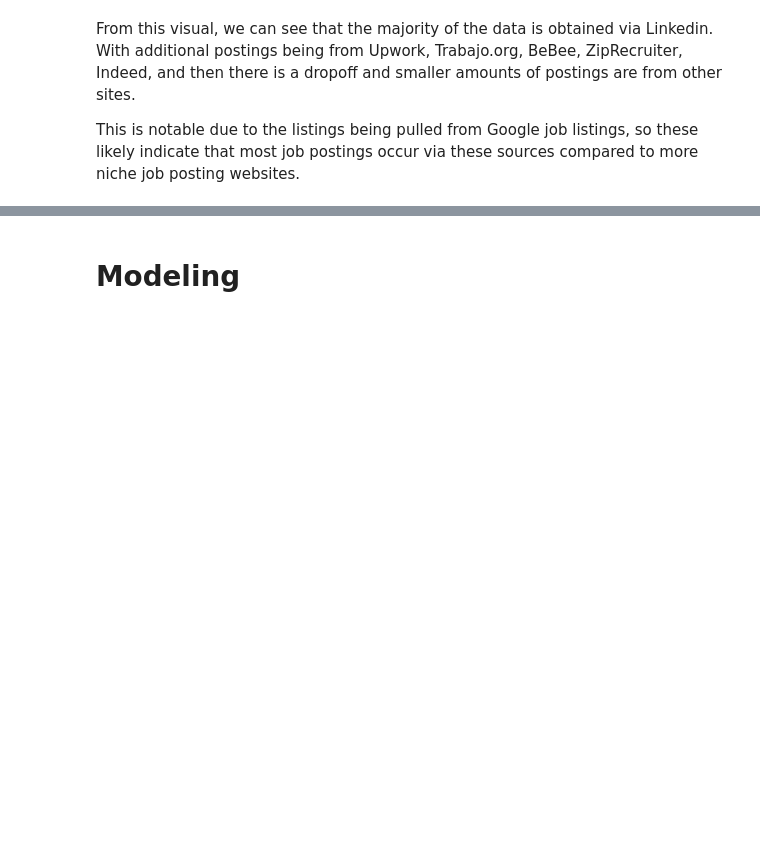
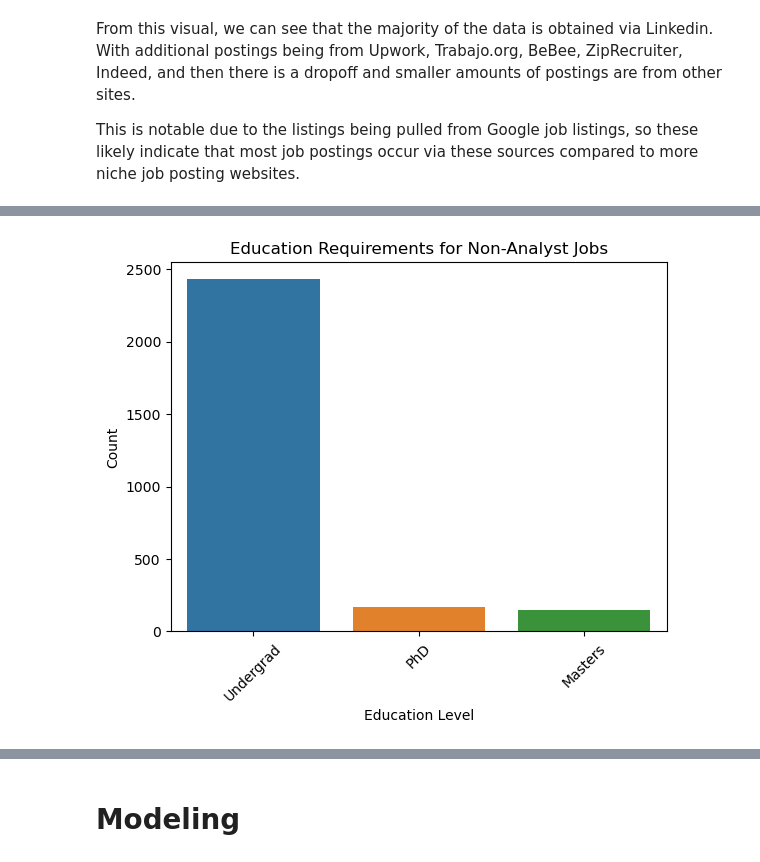
Before and after one commit to CSergiy/Data_Science_Job_Analysis, a Jupyter notebook: Notebooks/Data Science Job Analysis.ipynb, the cells around one changed output, grey strips where cells are left out. Saved outputs shown, nothing was run; the diff lists cells and outputs as text; code cells hidden in the pictures; blank space fills up the shorter version.

```diff
--- a/Notebooks/Data Science Job Analysis.ipynb
+++ b/Notebooks/Data Science Job Analysis.ipynb
@@ -401,0 +415,16 @@ This is notable due to the listings being pulled from Google job listings, so th
+# %%
+# Filter for non-data analyst jobs
+non_analyst_jobs = df[~df['title'].str.lower().str.contains('analyst')]
+
+# Calculate the frequency of education requirements for these jobs
+education_counts_non_analyst = non_analyst_jobs['education'].value_counts()
+
+# Visualization for Education Requirements for Non-Analyst Jobs
+sns.barplot(x=education_counts_non_analyst.index, y=education_counts_non_analyst.values)
+plt.xticks(rotation=45)
+plt.title('Education Requirements for Non-Analyst Jobs')
+plt.ylabel('Count')
+plt.xlabel('Education Level')
+plt.show()
+# %% [output]
+[figure, added]
```
Also changed, not shown: parts of 14 cells of this notebook.
